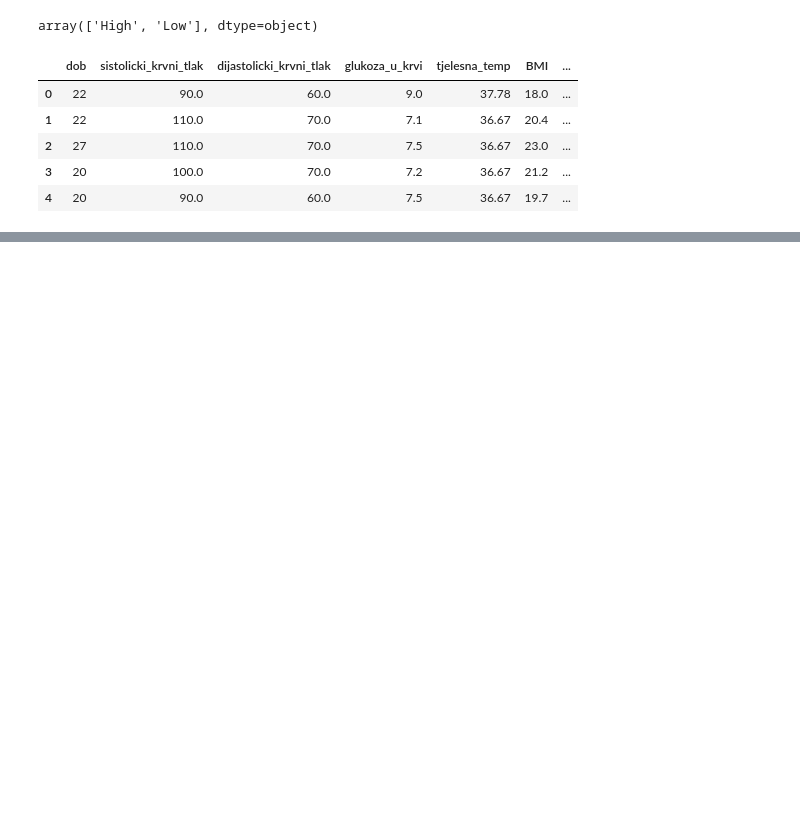
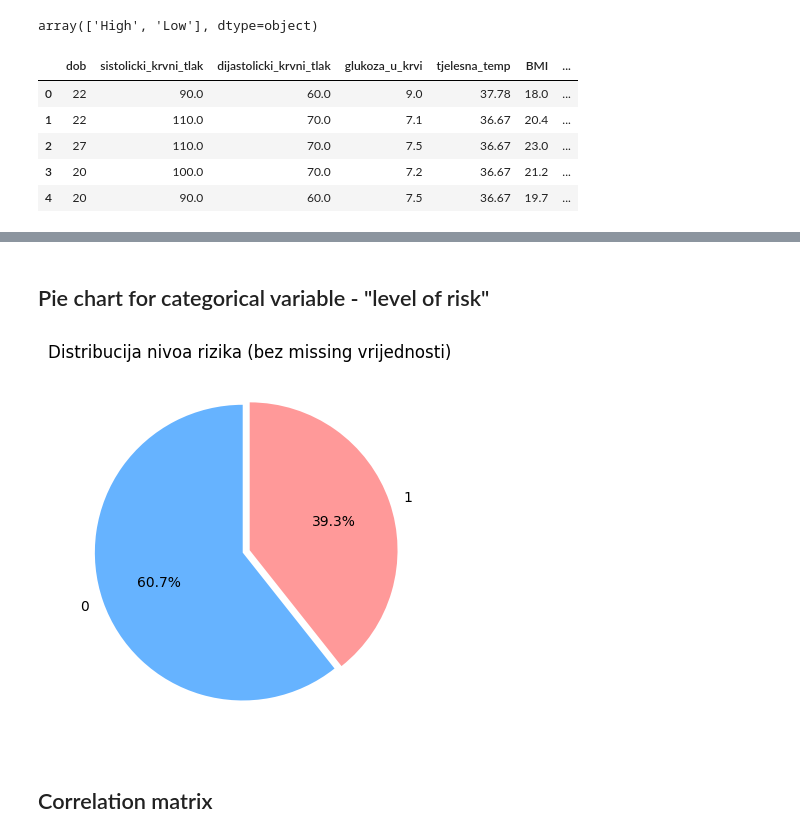
Before and after one commit to a-gcvc/Gestatix, a Jupyter notebook: analysisSet1.ipynb, the cells around one changed output, grey strips where cells are left out. Cells and saved outputs as stored; diff of their text form; code cells hidden in the pictures; blank space fills up the shorter version.

```diff
--- a/analysisSet1.ipynb
+++ b/analysisSet1.ipynb
@@ -257,0 +331,14 @@ otkucaji_srca: -0.1682
+# %% [markdown]
+## Pie chart for categorical variable - "level of risk"
+# %%
+podaci = df['nivo_rizika'].dropna()
+podaci.value_counts().plot(kind='pie', autopct='%1.1f%%',
+                           colors=['#66b3ff','#ff9999',],
+                           startangle=90, explode=(0.05, 0))
+plt.title('Distribucija nivoa rizika (bez missing vrijednosti)')
+plt.ylabel('')
+plt.show()
+# %% [output]
+[figure, added]
+# %% [markdown]
+## Correlation matrix
```
Also changed, not shown: parts of 23 cells of this notebook, 1 other file.
